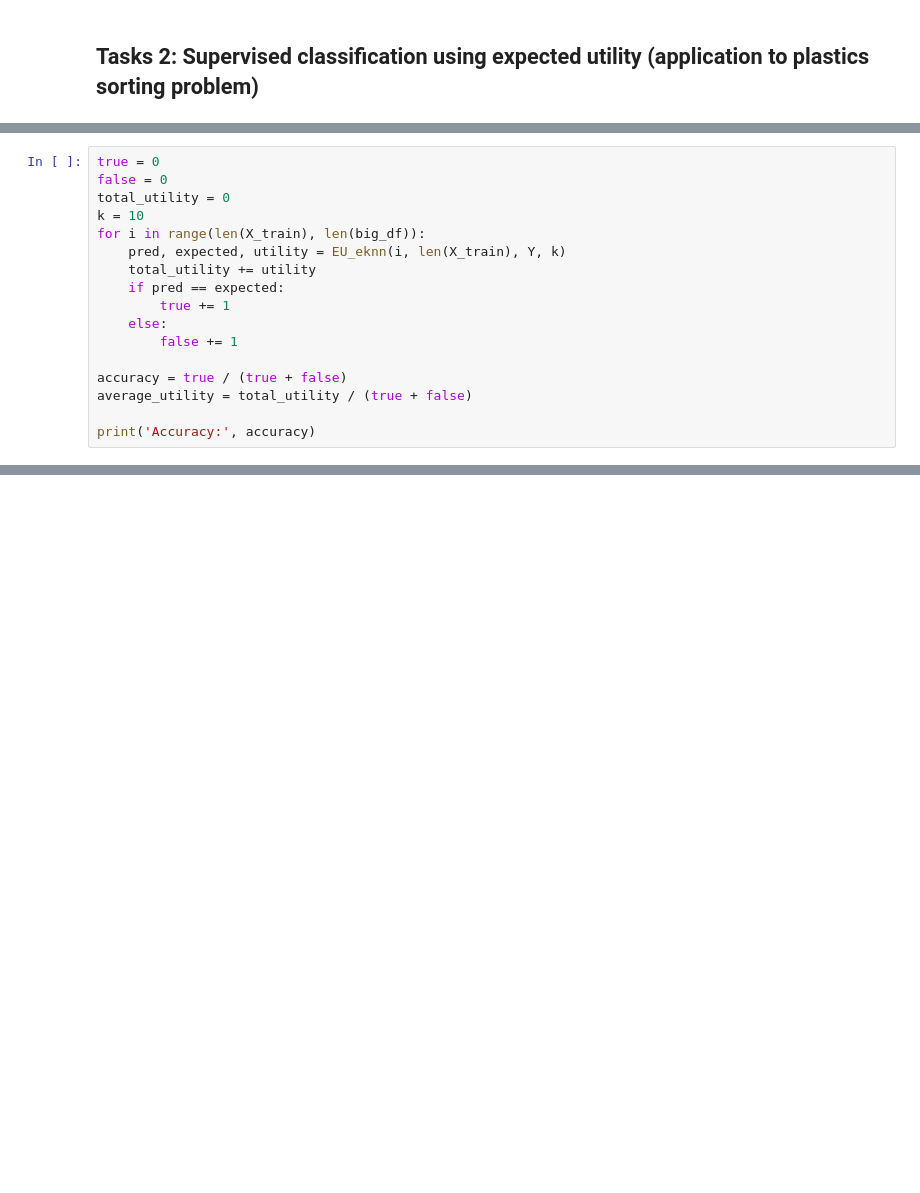
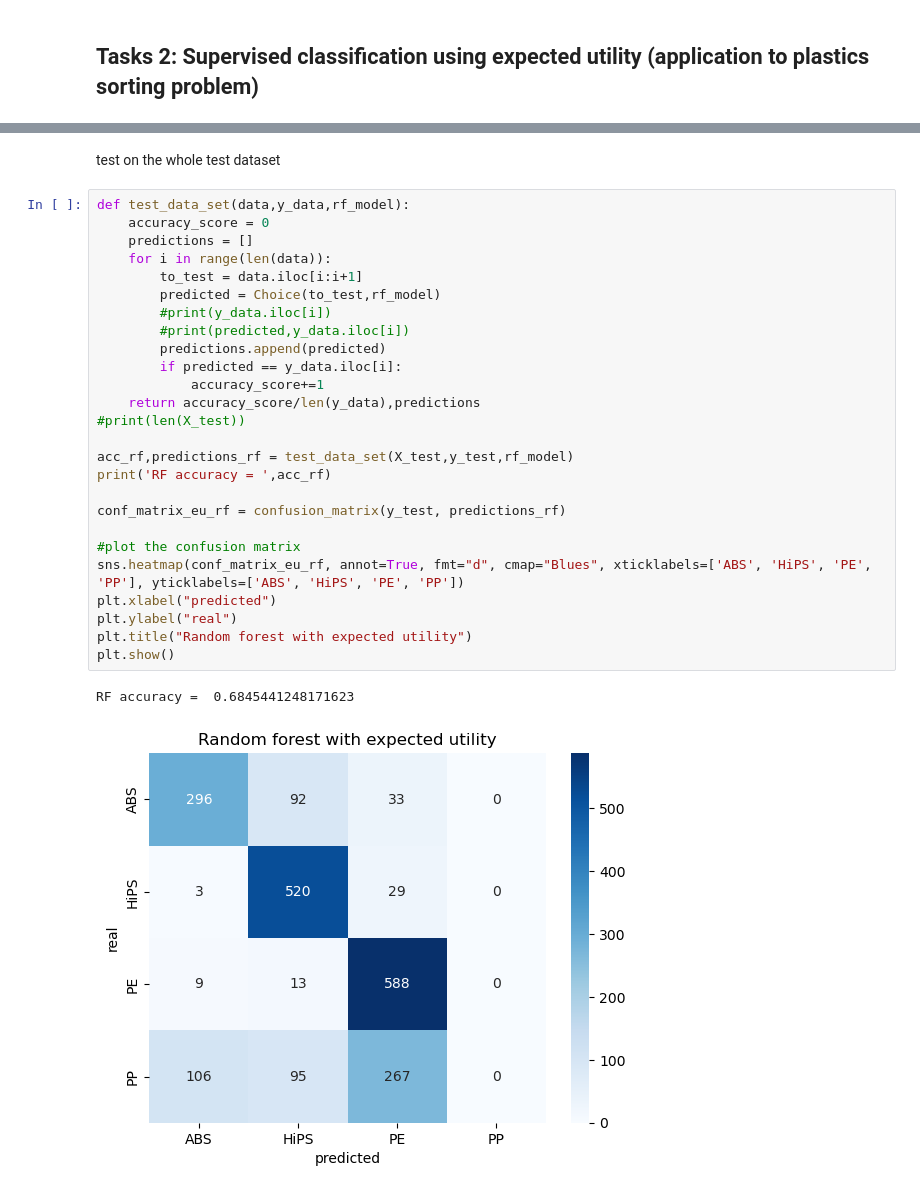
Before and after one commit to LucasTexier/Decision_theory_project, a Jupyter notebook: Decision_theory.ipynb, the cells around one changed output, grey strips where cells are left out. Drawn from its saved outputs; the diff is of its cells as text; blank space fills up the shorter version.

```diff
--- a/Decision_theory.ipynb
+++ b/Decision_theory.ipynb
@@ -489,17 +146,0 @@ def EU_eknn(index, train_size, y, k):
-# %%
-true = 0
-false = 0
-total_utility = 0
-k = 10
-for i in range(len(X_train), len(big_df)):
-    pred, expected, utility = EU_eknn(i, len(X_train), Y, k)
-    total_utility += utility
-    if pred == expected:
-        true += 1
-    else:
-        false += 1
-
-accuracy = true / (true + false)
-average_utility = total_utility / (true + false)
-
-print('Accuracy:', accuracy)
@@ -508,0 +191,31 @@ Average Expected Utility: 76.60754829168407
+# %% [markdown]
+test on the whole test dataset
+# %%
+def test_data_set(data,y_data,rf_model):
+    accuracy_score = 0
+    predictions = []
+    for i in range(len(data)):
+        to_test = data.iloc[i:i+1]
+        predicted = Choice(to_test,rf_model)
+        #print(y_data.iloc[i])
+        #print(predicted,y_data.iloc[i])
+        predictions.append(predicted)
+        if predicted == y_data.iloc[i]:
+            accuracy_score+=1
+    return accuracy_score/len(y_data),predictions
+#print(len(X_test))
+
+acc_rf,predictions_rf = test_data_set(X_test,y_test,rf_model)
+print('RF accuracy = ',acc_rf)
+
+conf_matrix_eu_rf = confusion_matrix(y_test, predictions_rf)
+
+#plot the confusion matrix
+sns.heatmap(conf_matrix_eu_rf, annot=True, fmt="d", cmap="Blues", xticklabels=['ABS', 'HiPS', 'PE', 'PP'], yticklabels=['ABS', 'HiPS', 'PE', 'PP'])
+plt.xlabel("predicted")
+plt.ylabel("real")
+plt.title("Random forest with expected utility")
+plt.show()
+# %% [output]
+RF accuracy =  0.6845441248171623
+[figure, added]
```
Also changed, not shown: parts of 73 cells of this notebook, 1 other file.
